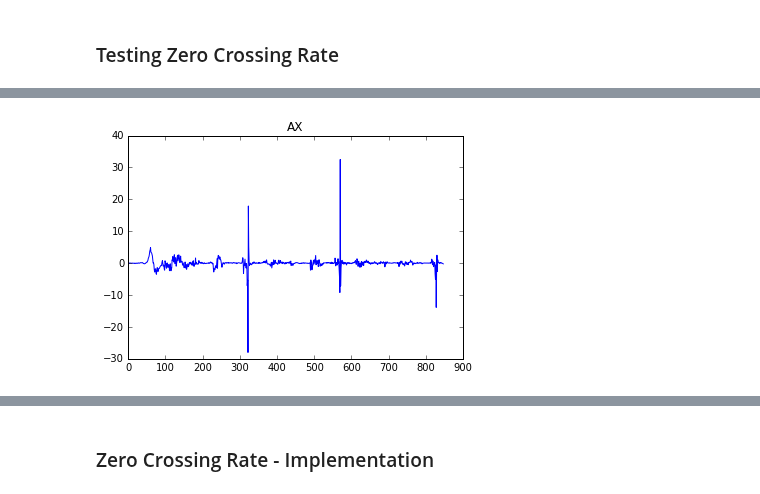
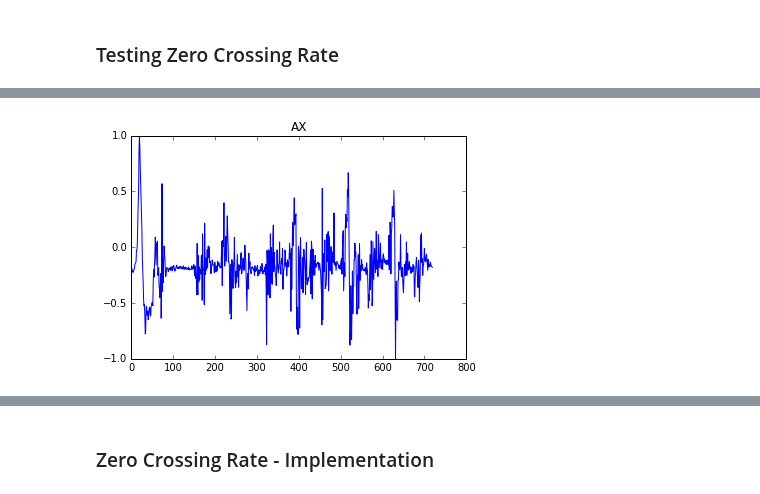
Before and after one commit to Make-O-Matic/MOM-Engine, a Jupyter notebook: data_preprocess_TU.ipynb, the cells around one changed output, grey strips where cells are left out. Saved outputs shown, nothing was run; the diff lists cells and outputs as text; code cells hidden in the pictures.

Commit message:
resampling now using min/max scaled data; also started to tackle zcr change of axis

```diff
--- a/data_preprocess_TU.ipynb
+++ b/data_preprocess_TU.ipynb
@@ -1741,7 +1768,5 @@ plt.plot(range(len(y)), y)
 # %%
-# after
-i = in_data.index.get_loc(v)
-y = signal_resampled[i,:]
+y = mydata_deriv[:,i]
 plt.plot(range(len(y)), y)
 # %% [output]
 [<matplotlib.lines.Line2D at 0x...>]
@@ -1758,8 +1773,0 @@ in_data.shape
-# %%
-# Calc derivatives
-
-v = 'EX'
-y = in_data.ix[v]
-
-y_d = np.gradient(y)
-plt.plot(range(len(y_d)), y_d)
@@ -1775,5 +1773,0 @@ in_data_deriv.shape
-# %%
-# deriv from full matrix
-i = in_data.index.get_loc(v)
-y = in_data_deriv[i,:]
-plt.plot(range(len(y)), y)
@@ -1789,7 +1780,7 @@ plt.plot(range(len(y)), y)
 # Matlab code: ZCR=mean(abs(diff(sign(Signal)))
 # %%
 def signal_one_plot(mydata,var):
-    y = mydata.loc[var]
+    y = mydata[var]
     x = range(len(y))
     #x = mydata['TimeStamp']
     plt.plot(x, y)
@@ -1816,8 +1813,8 @@ in_data
 # %%
 var = 'AX'
 # %%
-signal_one_plot(in_data,var)
+signal_one_plot(mydata,var)
 # %% [output]
-[figure, old version]
+[figure, new version]
 # %%
 # TEST with 1 signal
```
Also changed, not shown: parts of 39 cells of this notebook.
